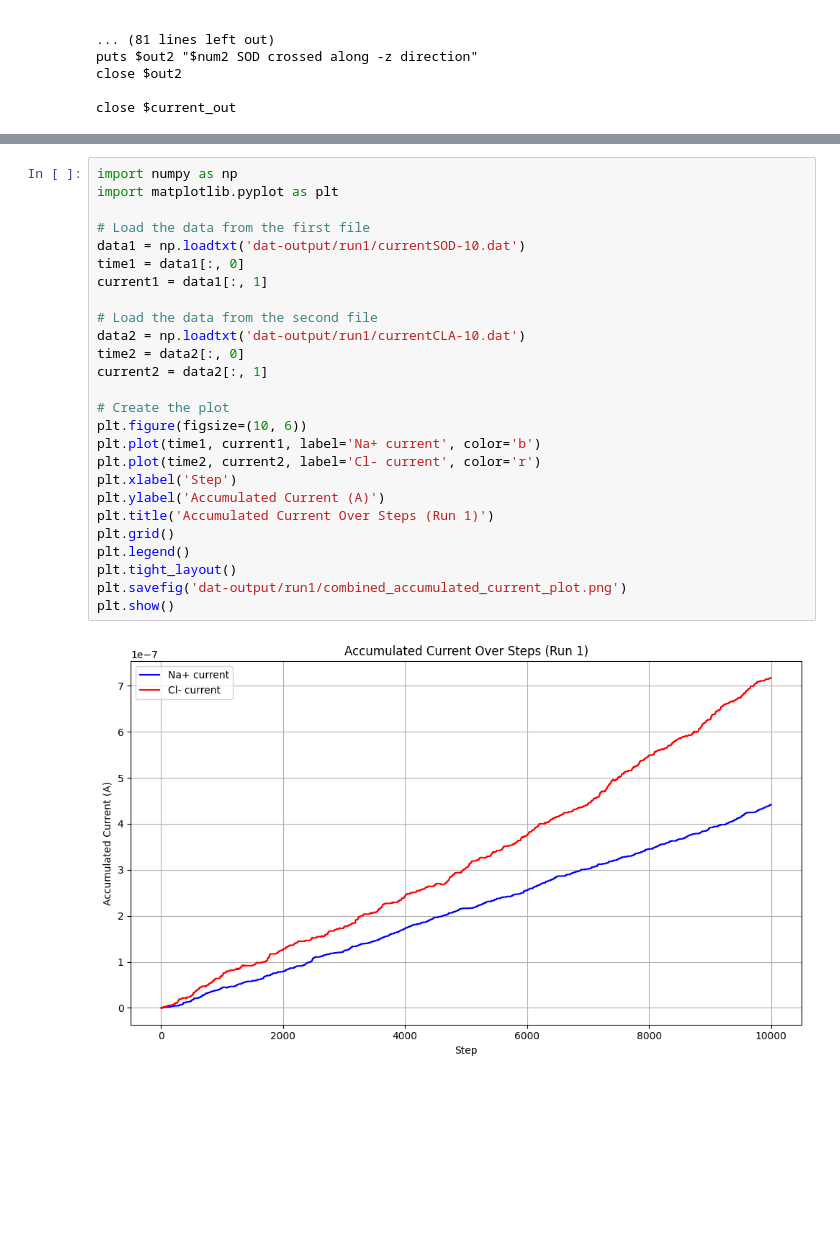
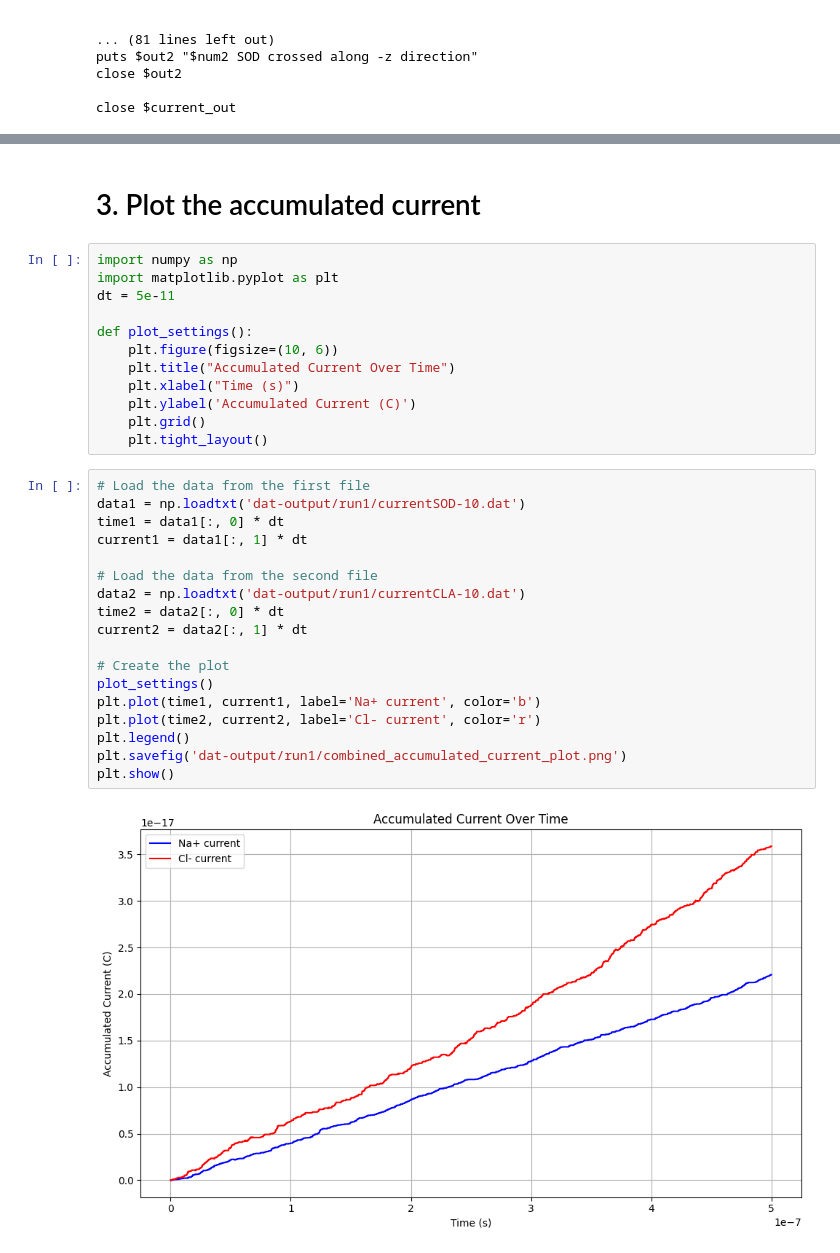
Before and after one commit to Heiley-W/vmd-tutorial, a Jupyter notebook: project/current-analysis.ipynb, the cells around one changed output, grey strips where cells are left out. Saved outputs shown, nothing was run; the diff lists cells and outputs as text; blank space fills up the shorter version.

```diff
--- a/project/current-analysis.ipynb
+++ b/project/current-analysis.ipynb
@@ -85,34 +85,40 @@ close $current_out
 78a97
 > close $current_out
 \ No newline at end of file
+# %% [markdown]
+# 3. Plot the accumulated current
+# %%
+import numpy as np
+import matplotlib.pyplot as plt
+dt = 5e-11
+
+def plot_settings():
+    plt.figure(figsize=(10, 6))
+    plt.title("Accumulated Current Over Time")
+    plt.xlabel("Time (s)")
+    plt.ylabel('Accumulated Current (C)')
+    plt.grid()
+    plt.tight_layout()
 # %%
-import numpy as np
-import matplotlib.pyplot as plt
-
 # Load the data from the first file
 data1 = np.loadtxt('dat-output/run1/currentSOD-10.dat')
-time1 = data1[:, 0]
-current1 = data1[:, 1]
+time1 = data1[:, 0] * dt
+current1 = data1[:, 1] * dt
 
 # Load the data from the second file
 data2 = np.loadtxt('dat-output/run1/currentCLA-10.dat')
-time2 = data2[:, 0]
-current2 = data2[:, 1]
+time2 = data2[:, 0] * dt
+current2 = data2[:, 1] * dt
 
 # Create the plot
-plt.figure(figsize=(10, 6))
+plot_settings()
 plt.plot(time1, current1, label='Na+ current', color='b')
 plt.plot(time2, current2, label='Cl- current', color='r')
-plt.xlabel('Step')
-plt.ylabel('Accumulated Current (A)')
-plt.title('Accumulated Current Over Steps (Run 1)')
-plt.grid()
 plt.legend()
-plt.tight_layout()
 plt.savefig('dat-output/run1/combined_accumulated_current_plot.png')
 plt.show()
 # %% [output]
-[figure, old version]
+[figure, new version]
 # %%
 !cat dat-output/run1/overallCLA-10.dat
 !cat dat-output/run1/overallSOD-10.dat
```
Also changed, not shown: parts of 10 cells of this notebook, 1 other file.
